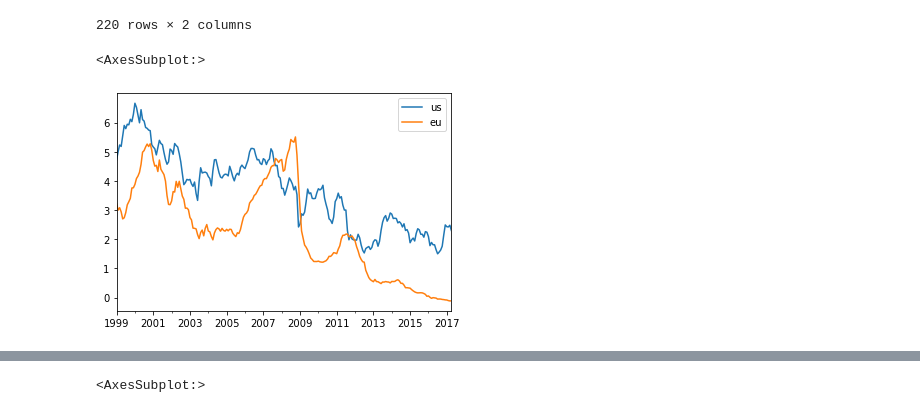
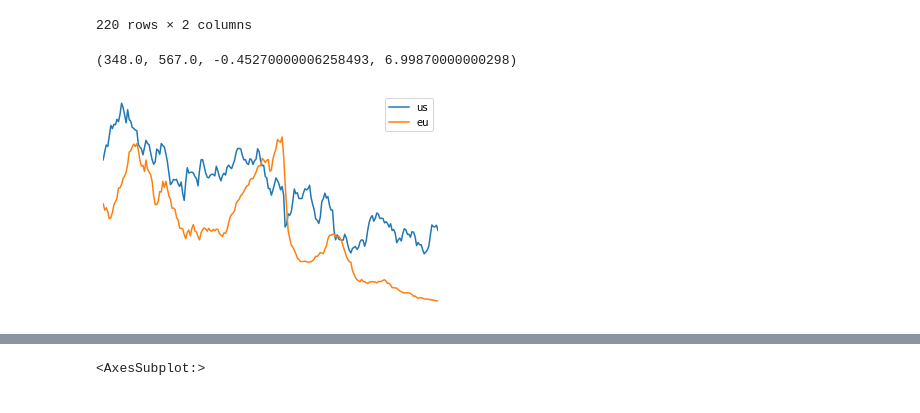
Before and after one commit to marko-knoebl/courses-code, a Jupyter notebook: 2022-05-16-python/day4/pandas.ipynb, the cells around one changed output, grey strips where cells are left out. Cells and saved outputs as stored; diff of their text form; code cells hidden in the pictures.

```diff
--- a/2022-05-16-python/day4/pandas.ipynb
+++ b/2022-05-16-python/day4/pandas.ipynb
@@ -649,11 +649,15 @@ interest_rates
 | 2017-03-01 | 2.48 | -0.114000 |
 | 2017-04-01 | 2.30 | -0.111182 |
 220 rows × 2 columns
-# %%
-interest_rates.plot()
-# %% [output]
-<AxesSubplot:>
-[figure, removed]
+# %%
+interest_rates.plot()
+
+import matplotlib.pyplot as plt
+
+plt.axis("off")
+# %% [output]
+(348.0, 567.0, -0.45270000006258493, 6.99870000000298)
+[figure, added]
 # %%
 interest_rates.describe()
 # %% [output]
```
Also changed, not shown: parts of 3 cells of this notebook, 10 other files.
